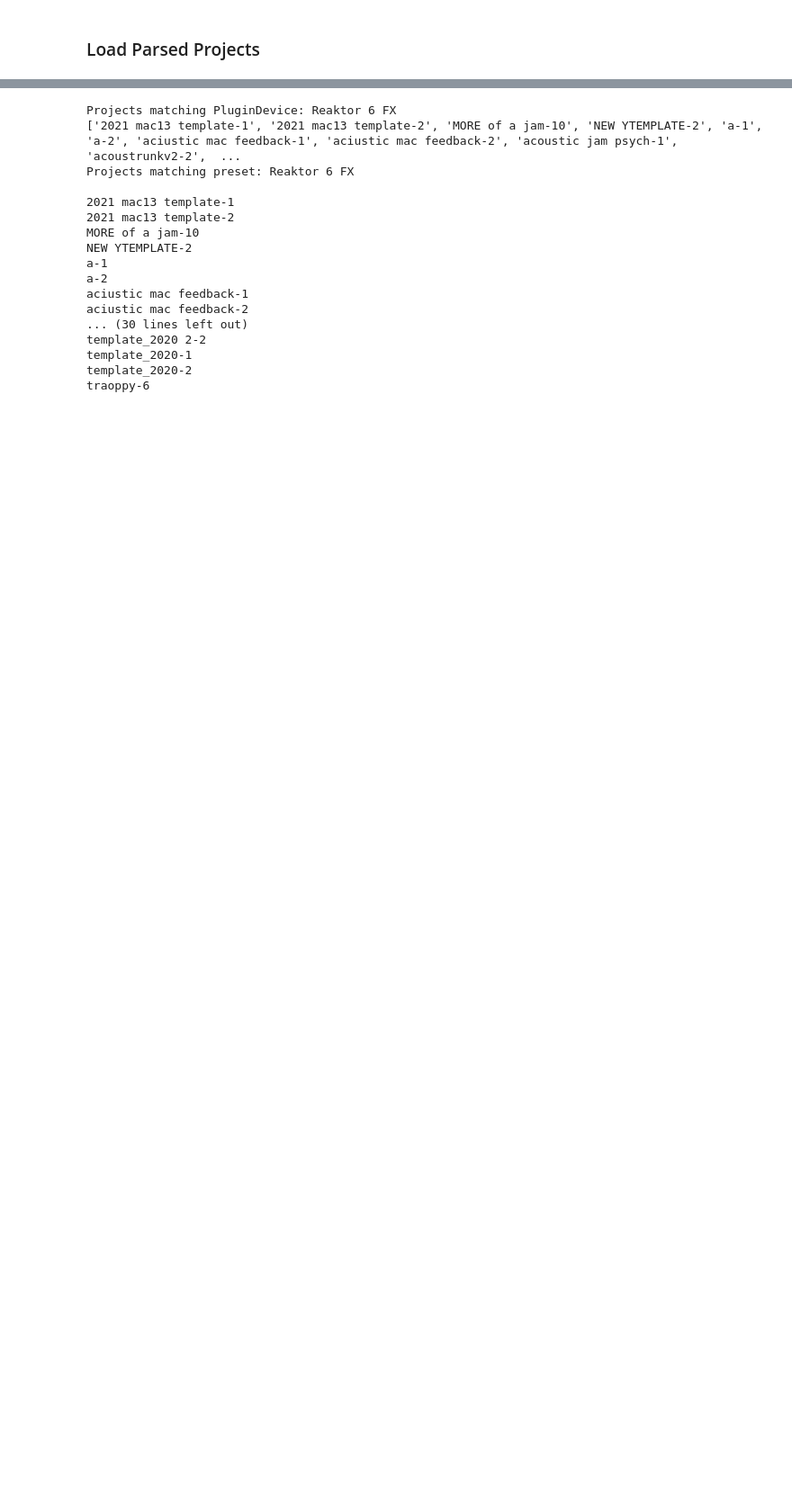
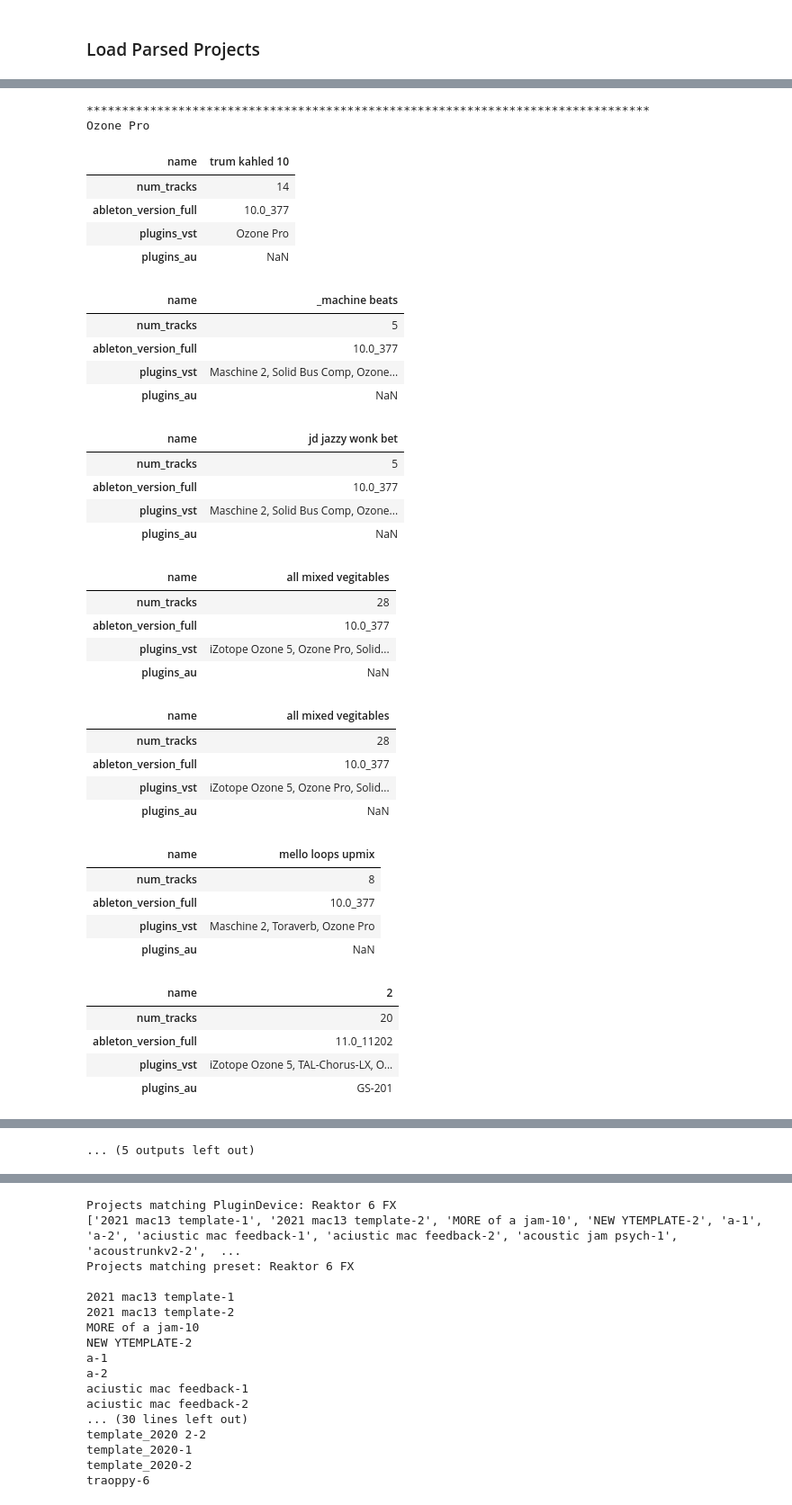
Before and after one commit to jake-g/ableton-parser, a Jupyter notebook: ableton_projects.ipynb, the cells around one changed output, grey strips where cells are left out. Shown: that part at 90% size. Drawn from its saved outputs; the diff is of its cells as text; code cells hidden in the pictures; blank space fills up the shorter version.

```diff
--- a/ableton_projects.ipynb
+++ b/ableton_projects.ipynb
@@ -141,6 +149,8 @@ Counter: track_types has 5 entries
 # %%
+#@title query helpers
+
 def query_projects_by_plugin(
-    project_info: Dict[str, Any], plugin_type: str, preset_name: str
+    project_info: Dict[str, Any], plugin_type: str, preset_name: str, verbose: bool = True
 ) -> List[str]:
   """Finds projects that use a specific plugin and preset."""
   assert plugin_type in [
@@ -154,11 +164,11 @@ def query_projects_by_plugin(
       for dev in track['devices']
       if dev['type'] == plugin_type and dev['preset'] == preset_name
   ]
-
-  print(
-      f'Projects matching {plugin_type}:'
-      f' {preset_name}\n{sorted(matching_projects)}'
-  )
+  if verbose:
+    print(
+        f'Projects matching {plugin_type}:'
+        f' {preset_name}\n{sorted(matching_projects)}'
+    )
   return matching_projects
 
 
@@ -221,0 +229,5 @@ Projects with banned AudioUnits: 12
+# %%
+rm_vsts = pd.Series(project_counters['plugins_vst']).sort_values().head(30).to_dict()
+for name, count in rm_vsts.items():
+    print(f"\n{name} in {count} Projects")
+    result = query_projects_by_plugin(project_info, plugin_type="PluginDevice", preset_name=name)
@@ -221,0 +275,47 @@ Projects with banned AudioUnits: 12
+# %%
+for preset in ['Ozone Pro']:
+    result = query_projects_by_plugin(project_info, plugin_type="PluginDevice", preset_name=preset, verbose=False)
+    print(f'\n{80*'*'}\n{preset}')
+    for r in result:
+        pr = ''.join(r.split('-')[:-1])
+        row = project_df.loc[project_df.index == pr]
+        display(row[['num_tracks',  'ableton_version_full', 'plugins_vst', 'plugins_au']].T)
+    # display(result)
+# %% [output]
+********************************************************************************
+Ozone Pro
+| name | trum kahled 10 |
+| num_tracks | 14 |
+| ableton_version_full | 10.0_377 |
+| plugins_vst | Ozone Pro |
+| plugins_au | NaN |
+| name | _machine beats |
+| num_tracks | 5 |
+| ableton_version_full | 10.0_377 |
+| plugins_vst | Maschine 2, Solid Bus Comp, Ozone... |
+| plugins_au | NaN |
+| name | jd jazzy wonk bet |
+| num_tracks | 5 |
+| ableton_version_full | 10.0_377 |
+| plugins_vst | Maschine 2, Solid Bus Comp, Ozone... |
+| plugins_au | NaN |
+| name | all mixed vegitables |
+| num_tracks | 28 |
+| ableton_version_full | 10.0_377 |
+| plugins_vst | iZotope Ozone 5, Ozone Pro, Solid... |
+| plugins_au | NaN |
+| name | all mixed vegitables |
+| num_tracks | 28 |
+| ableton_version_full | 10.0_377 |
+| plugins_vst | iZotope Ozone 5, Ozone Pro, Solid... |
+| plugins_au | NaN |
+| name | mello loops upmix |
+| num_tracks | 8 |
+| ableton_version_full | 10.0_377 |
+| plugins_vst | Maschine 2, Toraverb, Ozone Pro |
+| plugins_au | NaN |
+| name | 2 |
+| num_tracks | 20 |
+| ableton_version_full | 11.0_11202 |
+| plugins_vst | iZotope Ozone 5, TAL-Chorus-LX, O... |
+| plugins_au | GS-201 |
@@ -222 +342,2 @@ Projects with banned AudioUnits: 12
+... (5 outputs left out)
 # %%
```
Also changed, not shown: parts of 16 cells of this notebook, 3 other files.
